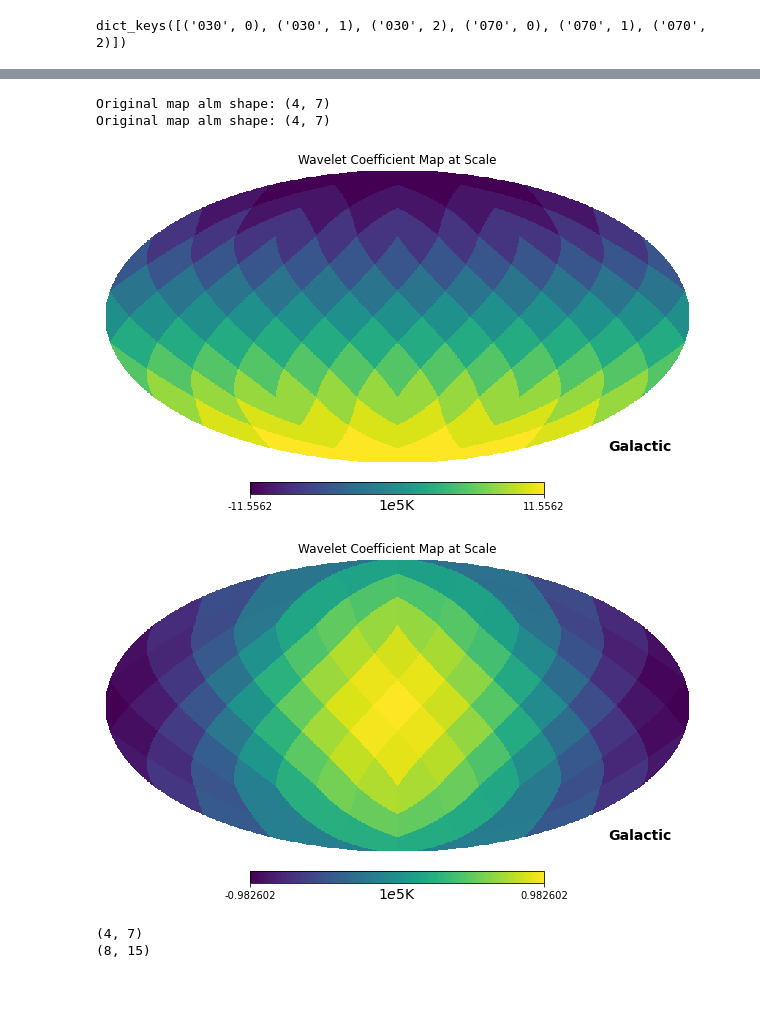
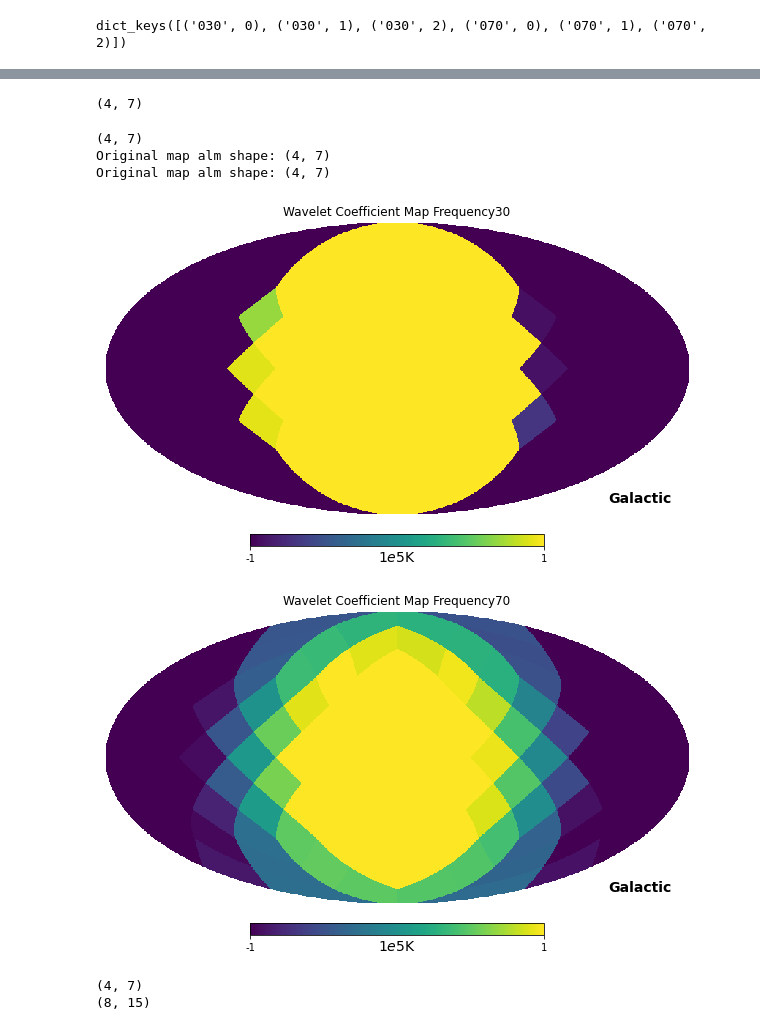
Before and after one commit to CodefromMax/CMB_plot, a Jupyter notebook: code/ILC_30_Steps_ILC.ipynb, the cells around one changed output, grey strips where cells are left out. Cells and saved outputs as stored; diff of their text form; code cells hidden in the pictures; blank space fills up the shorter version.

```diff
--- a/code/ILC_30_Steps_ILC.ipynb
+++ b/code/ILC_30_Steps_ILC.ipynb
@@ -173,8 +247,8 @@ def load_frequency_data(base_path, file_template, frequencies, scales=None):
 
 
 
-base_path = "../convolution/wavelet_coefficient"
-file_template = "wav_{}_{}.npy"
+base_path = "wavelet_transform/wavelets/wav_MW_maps/"
+file_template = "Wav_MW_Pix_F{}_S{}.npy"
 frequencies = ['030', '070']
 scales = [0, 1, 2]
 
@@ -294,9 +371,6 @@ print("Weight Vectors Shape:", weight_vectors.shape)
 8 15 2 2
 Inverse Matrices Shape: (8, 15, 2, 2)
 Weight Vectors Shape: (8, 15, 2)
-# %%
-original_30 = original_wavelet_c_j[(frequencies[0], 0)]
-original_70 = original_wavelet_c_j[(frequencies[1], 0)]
 # %%
 print(doubled_MW_wav_c_j.keys())
 # %% [output]
@@ -319,3 +391,31 @@ NameError: name 'weight_vector_load' is not defined
+# %%
+def visualize_wavelet_coefficient_map(MW_Pix_Map,Frequency,min=None,max=None):
+    """
+    Processes a wavelet coefficient map and visualizes it using HEALPix mollview.
+
+    Parameters:
+        original_70: numpy array representing the wavelet coefficient map.
+
+    Returns:
+        Displays a mollview map.
+    """
+    import healpy as hp  # Make sure to import healpy
+    from s2fft import forward  # Assuming s2fft.forward is imported
+
+    L_max = MW_Pix_Map.shape[0]
+    original_map_alm = forward(MW_Pix_Map, L=L_max)
+    print("Original map alm shape:", original_map_alm.shape)
+
+    original_map_hp_alm = mw_alm_2_hp_alm(original_map_alm, L_max - 1)
+    original_hp_map = hp.alm2map(original_map_hp_alm, nside=L_max - 1)
+
+    hp.mollview(
+        original_hp_map * 1e5,
+        coord=["G"],
+        title="Wavelet Coefficient Map Frequency"+Frequency,
+        unit=r"$1e5$K",
+        min=min, max=max,  # Uncomment and adjust these as necessary for better visualization contrast
+    )
 # %%
 def mw_alm_2_hp_alm(MW_alm, lmax):
     # Initialize the 1D hp_alm array with the appropriate size
@@ -388,30 +514,20 @@ def visualize_wavelet_coefficient_map(MW_Pix_Map):
-# %%
-# original_wavelet_c_j
-original_30 = original_wavelet_c_j[(frequencies[0], 0)]
-original_70 = original_wavelet_c_j[(frequencies[1], 0)]
-
-# L_max = original_70.shape[1]
-# original_map_alm = s2fft.forward(original_70, L = L_max)
-# print(original_map_alm.shape)
-# original_map_hp_alm = mw_alm_2_hp_alm(original_map_alm, L_max-1)
-# original_hp_map = hp.alm2map(original_map_hp_alm, nside=L_max-1)
-
-# hp.mollview(
-#             original_hp_map*1e5,
-#             coord=["G"],
-#             title="Wavelet Coefficient Map at Scale ",
-#             unit=r"$1e5$K",
-#             # min=-1,
-#             # max=1,
-#         )
-
-visualize_wavelet_coefficient_map(original_30)
-visualize_wavelet_coefficient_map(original_70)
-# %% [output]
-Original map alm shape: (4, 7)
-Original map alm shape: (4, 7)
-[figure, removed]
-[figure, removed]
+# %%
+s2fft.forward(original_wavelet_c_j[(frequencies[0], 0)],L= 4).shape
+# %% [output]
+(4, 7)
+# %%
+# original_wavelet_c_j
+original_30 = s2fft.inverse(s2fft.forward(original_wavelet_c_j[(frequencies[0], 0)],4),4)
+original_70 = s2fft.inverse(s2fft.forward(original_wavelet_c_j[(frequencies[1], 0)],4),4)
+print(original_30.shape)
+visualize_wavelet_coefficient_map(original_30,"30",-1,1)
+visualize_wavelet_coefficient_map(original_70, "70",-1,1)
+# %% [output]
+(4, 7)
+Original map alm shape: (4, 7)
+Original map alm shape: (4, 7)
+[figure, added]
+[figure, added]
 # %%
 original_MW_70 = s2fft.inverse(s2fft.forward(original_70,L= original_70.shape[1]), L= original_70.shape[1])
 print(original_MW_70.shape)
```
Also changed, not shown: parts of 15 cells of this notebook.
